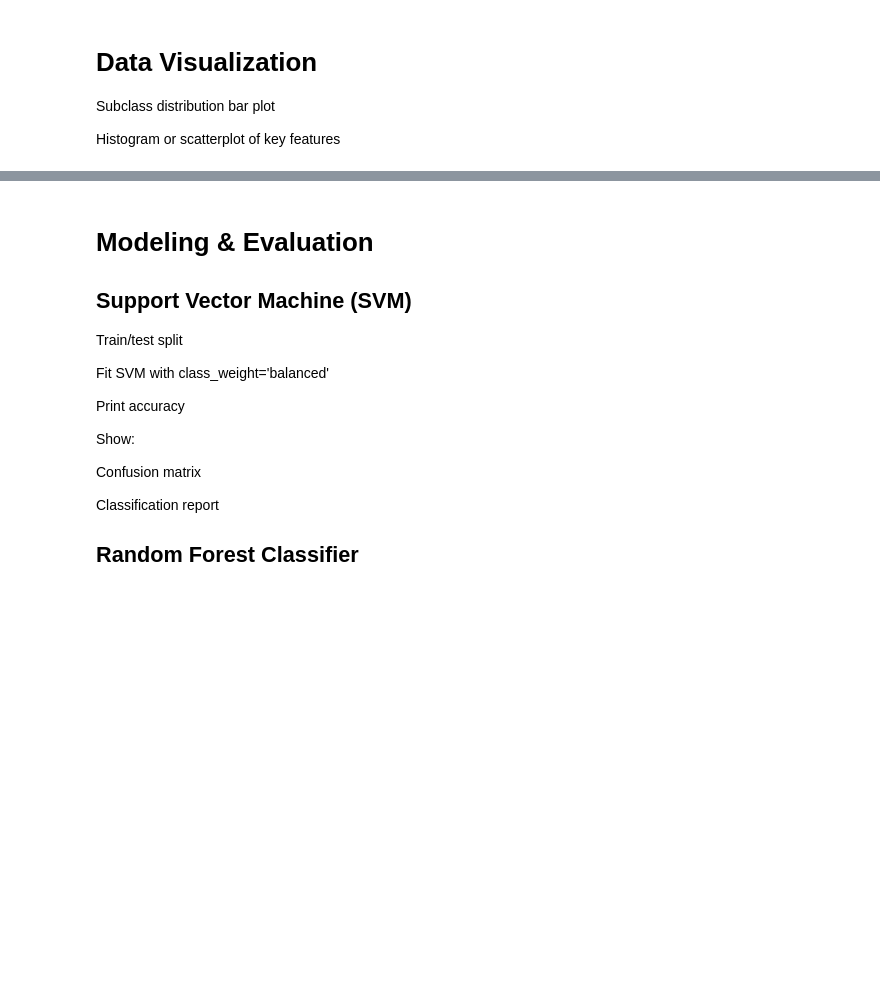
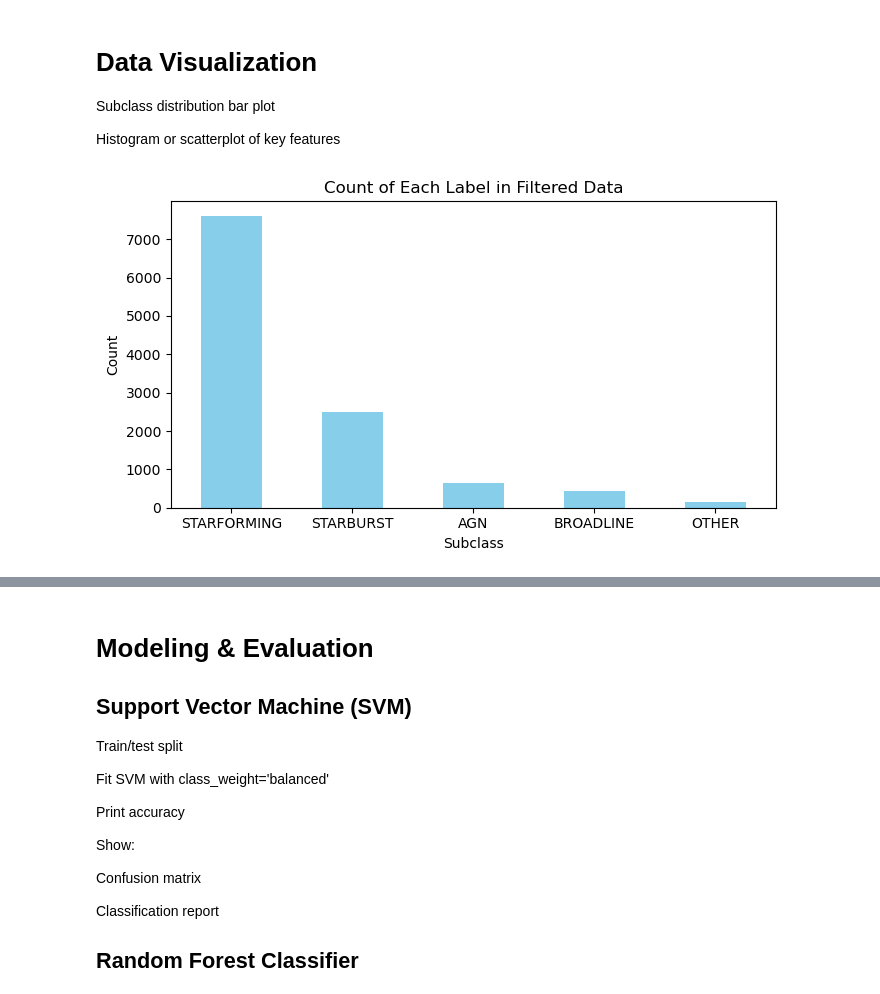
Before and after one commit to doverara/Tech-Science-2, a Jupyter notebook: Final-CMSE-202-project.ipynb, the cells around one changed output, grey strips where cells are left out. Drawn from its saved outputs; the diff is of its cells as text; code cells hidden in the pictures; blank space fills up the shorter version.

Commit message:
add data visualization

```diff
--- a/Final-CMSE-202-project.ipynb
+++ b/Final-CMSE-202-project.ipynb
@@ -89,3 +89,17 @@ df.head()
 Subclass distribution bar plot
 
 Histogram or scatterplot of key features
+# %%
+"""
+Plot bar graph for the count of each subclass
+"""
+plt.figure(figsize=(7, 4))
+df['subclass_reduced'].value_counts().plot(kind='bar', color='skyblue')
+plt.title("Count of Each Label in Filtered Data")
+plt.xlabel("Subclass")
+plt.ylabel("Count")
+plt.xticks(rotation=0)
+plt.tight_layout()
+plt.show()
+# %% [output]
+[figure, added]
```
Also changed, not shown: parts of 1 cell of this notebook.
